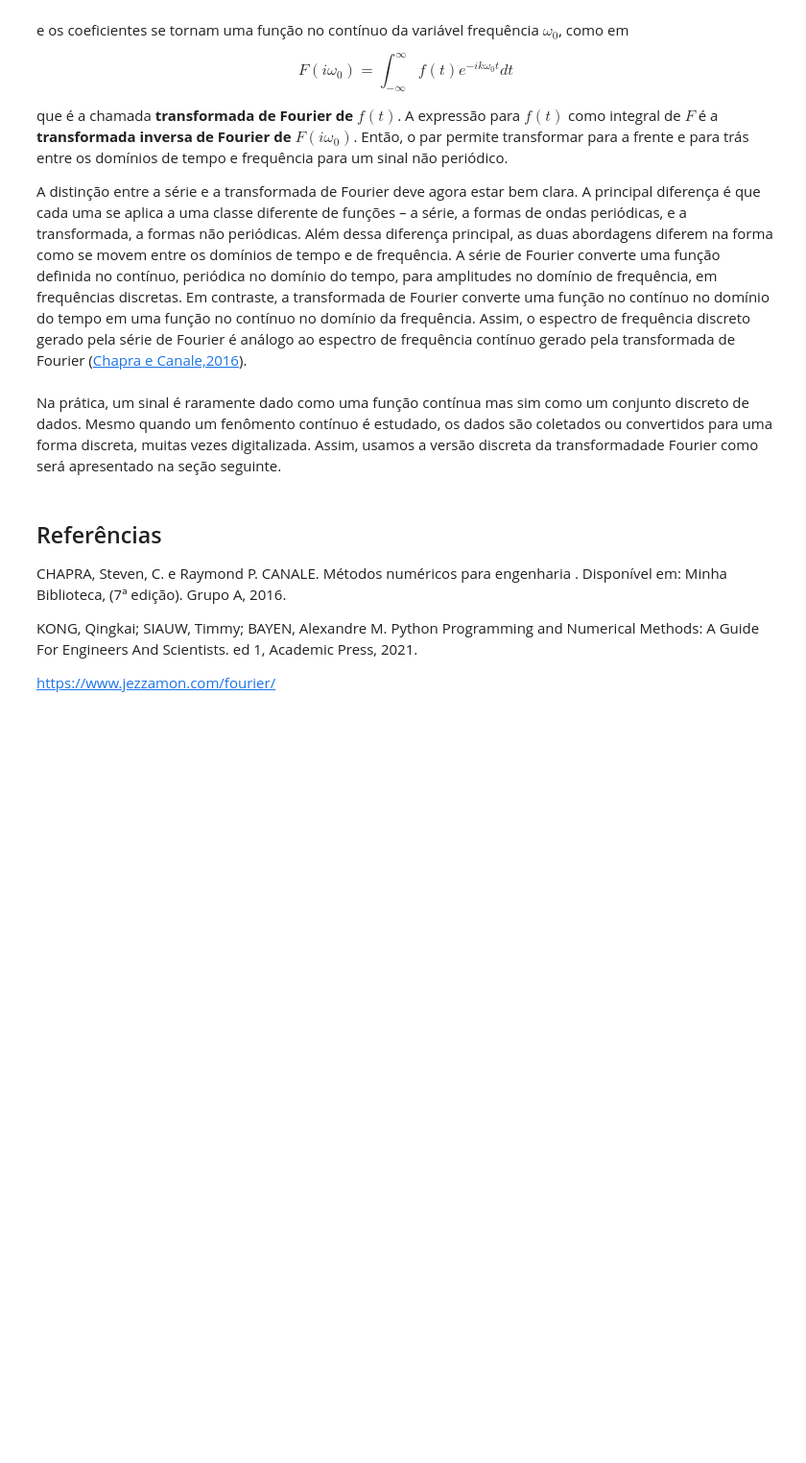
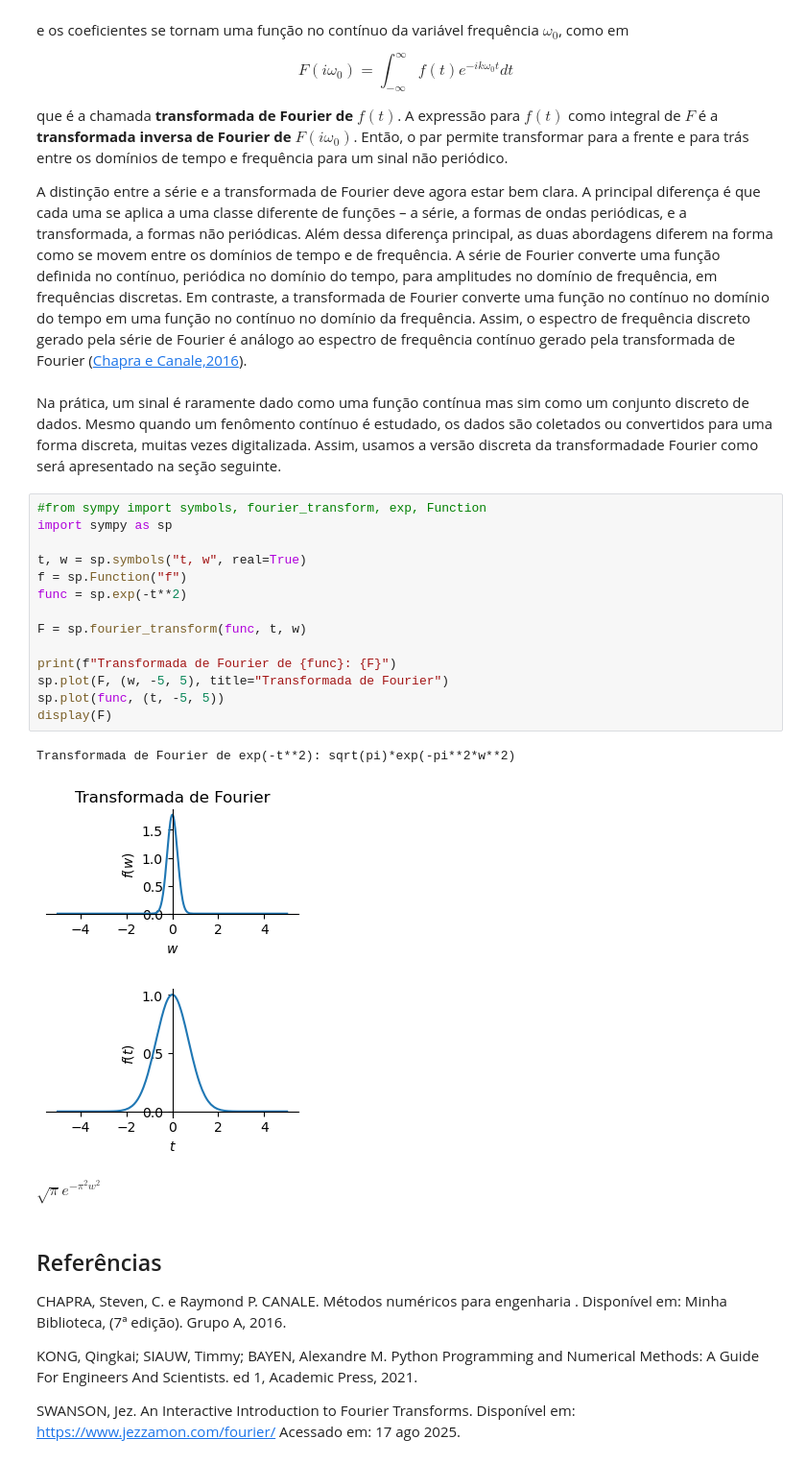
Before and after one commit to tiagoburiol/MatComp_IV, a Jupyter notebook: 03_dominios_de_frequencia_e_tempo.ipynb, the cells around one changed output. Shown: that part at 96% size. Saved outputs shown, nothing was run; the diff lists cells and outputs as text; blank space fills up the shorter version.

```diff
--- a/03_dominios_de_frequencia_e_tempo.ipynb
+++ b/03_dominios_de_frequencia_e_tempo.ipynb
@@ -348,6 +299,25 @@ que é a chamada **transformada de Fourier de $f(t)$**. A expressão para $f(t)$
 A distinção entre a série e a transformada de Fourier deve agora estar bem clara. A principal diferença é que cada uma se aplica a uma classe diferente de funções – a série, a formas de ondas periódicas, e a transformada, a formas não periódicas. Além dessa diferença principal, as duas abordagens diferem na forma como se movem entre os domínios de tempo e de frequência. A série de Fourier converte uma função definida no contínuo, periódica no domínio do tempo, para amplitudes no domínio de frequência, em frequências discretas. Em contraste, a transformada de Fourier converte uma função no contínuo no domínio do tempo em uma função no contínuo no domínio da frequência. Assim, o espectro de frequência discreto gerado pela série de Fourier é análogo ao espectro de frequência contínuo gerado pela transformada de Fourier (<a href="https://integrada.minhabiblioteca.com.br/reader/books/9788580555691/pageid/493">Chapra e Canale,2016</a>).
 # %% [markdown]
 Na prática, um sinal é raramente dado como uma função contínua mas sim como um conjunto discreto de dados. Mesmo quando um fenômento contínuo é estudado, os dados são coletados ou convertidos para uma forma discreta, muitas vezes digitalizada. Assim, usamos a versão discreta da transformadade Fourier como será apresentado na seção seguinte.
+# %%
+#from sympy import symbols, fourier_transform, exp, Function
+import sympy as sp
+
+t, w = sp.symbols("t, w", real=True)
+f = sp.Function("f")
+func = sp.exp(-t**2)
+
+F = sp.fourier_transform(func, t, w)
+
+print(f"Transformada de Fourier de {func}: {F}")
+sp.plot(F, (w, -5, 5), title="Transformada de Fourier")
+sp.plot(func, (t, -5, 5))
+display(F)
+# %% [output]
+Transformada de Fourier de exp(-t**2): sqrt(pi)*exp(-pi**2*w**2)
+[figure, added]
+[figure, added]
+$\displaystyle \sqrt{\pi} e^{- \pi^{2} w^{2}}$
 # %% [markdown]
 ## Referências
 
@@ -355,4 +325,4 @@ CHAPRA, Steven, C. e Raymond P. CANALE. Métodos numéricos para engenharia . Di
 
 KONG, Qingkai; SIAUW, Timmy; BAYEN, Alexandre M. Python Programming and Numerical Methods: A Guide For Engineers And Scientists. ed 1, Academic Press, 2021.
 
-https://www.jezzamon.com/fourier/
+SWANSON, Jez. An Interactive Introduction to Fourier Transforms. Disponível em: https://www.jezzamon.com/fourier/ Acessado em: 17 ago 2025.
```
Also changed, not shown: parts of 30 cells of this notebook.
